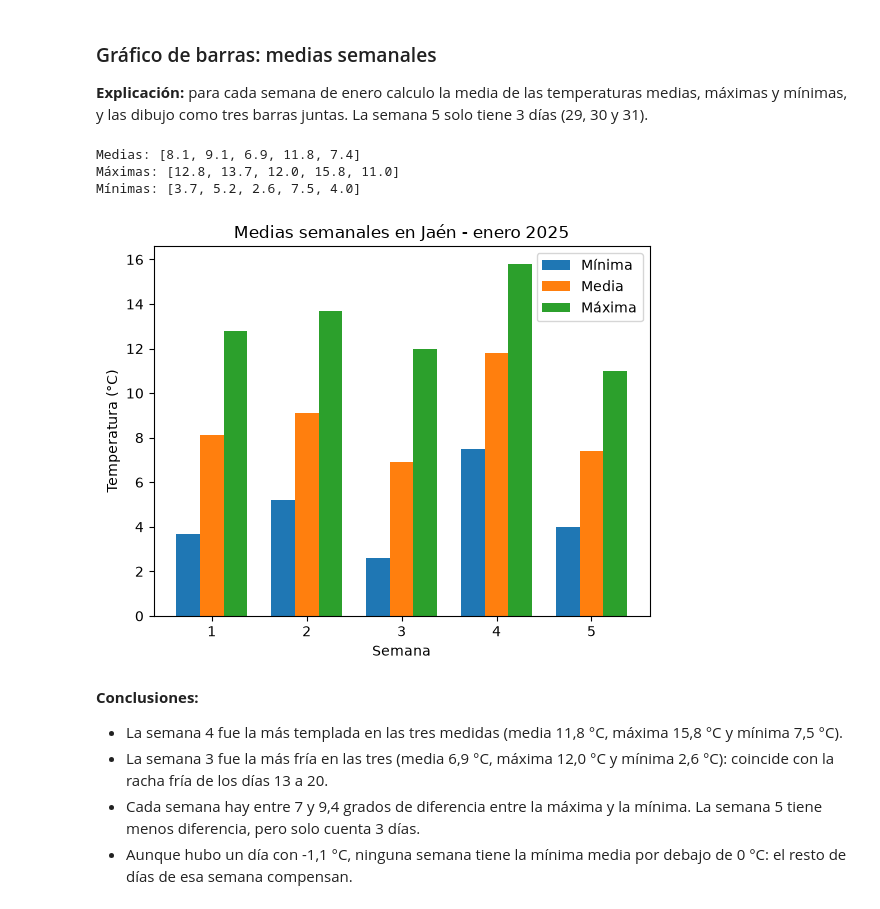
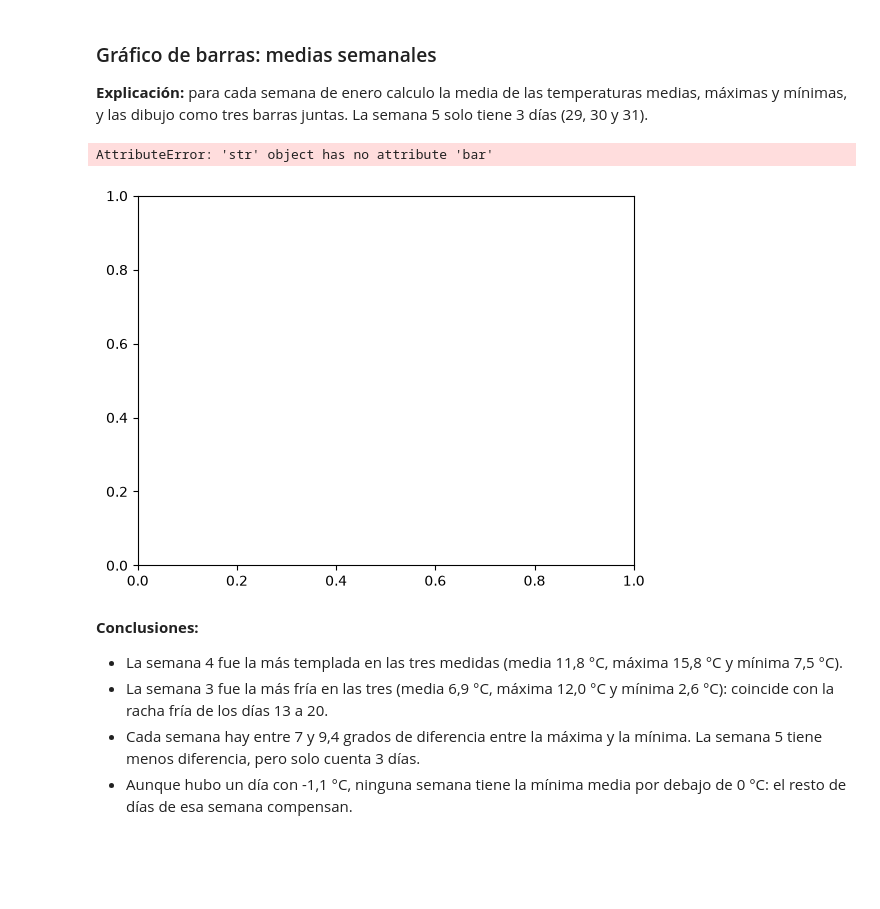
Before and after one commit to Pablocabreraserrano/An-lisis-de-datos, a Jupyter notebook: graficos.ipynb, the cells around one changed output. Saved outputs shown, nothing was run; the diff lists cells and outputs as text; code cells hidden in the pictures; blank space fills up the shorter version.

```diff
--- a/graficos.ipynb
+++ b/graficos.ipynb
@@ -47,38 +47,19 @@ plt.show()
 ### Gráfico de barras: medias semanales ###
 **Explicación:** para cada semana de enero calculo la media de las temperaturas medias, máximas y mínimas, y las dibujo como tres barras juntas. La semana 5 solo tiene 3 días (29, 30 y 31).
 # %%
-# Función que divide una lista en trozos de 7 días y devuelve la media de cada trozo
-def medias_semanales(lista):
-    resultado = []
-    for i in range(0, len(lista), 7):
-        semana = lista[i:i+7]
-        resultado.append(round(sum(semana) / len(semana), 1))
-    return resultado
-
-media_sem = medias_semanales(diarios["temperature_2m_mean"])
-max_sem = medias_semanales(diarios["temperature_2m_max"])
-min_sem = medias_semanales(diarios["temperature_2m_min"])
-print("Medias:", media_sem)
-print("Máximas:", max_sem)
-print("Mínimas:", min_sem)
-
-# Cada semana tiene 3 barras: muevo la mínima 0.25 a la izquierda y la máxima 0.25 a la derecha
 semanas = [1, 2, 3, 4, 5]
-plt.bar([s - 0.25 for s in semanas], min_sem, width=0.25, label="Mínima")
-plt.bar(semanas, media_sem, width=0.25, label="Media")
-plt.bar([s + 0.25 for s in semanas], max_sem, width=0.25, label="Máxima")
-plt.title("Medias semanales en Jaén - enero 2025")
-plt.xlabel("Semana")
-plt.ylabel("Temperatura (°C)")
-plt.xticks(semanas)
-plt.legend()
+fig, ax = plt.subplots()
+___.bar([s - 0.25 for s in semanas], min_sem, width=0.25, label="Mínima")
+___.bar(semanas, media_sem, width=0.25, label="Media")
+___.bar([s + 0.25 for s in semanas], max_sem, width=0.25, label="Máxima")
+ax.set(title="Medias semanales en Jaén - enero 2025",
+       xlabel=___, ylabel=___, xticks=semanas)
+ax.___()
 plt.savefig("barras_semanales.png")
 plt.show()
 # %% [output]
-Medias: [8.1, 9.1, 6.9, 11.8, 7.4]
-Máximas: [12.8, 13.7, 12.0, 15.8, 11.0]
-Mínimas: [3.7, 5.2, 2.6, 7.5, 4.0]
+AttributeError: 'str' object has no attribute 'bar'
-[figure, old version]
+[figure, new version]
 # %% [markdown]
 **Conclusiones:**
 - La semana 4 fue la más templada en las tres medidas (media 11,8 °C, máxima 15,8 °C y mínima 7,5 °C).
```
Also changed, not shown: parts of 2 cells of this notebook, 1 other file.
